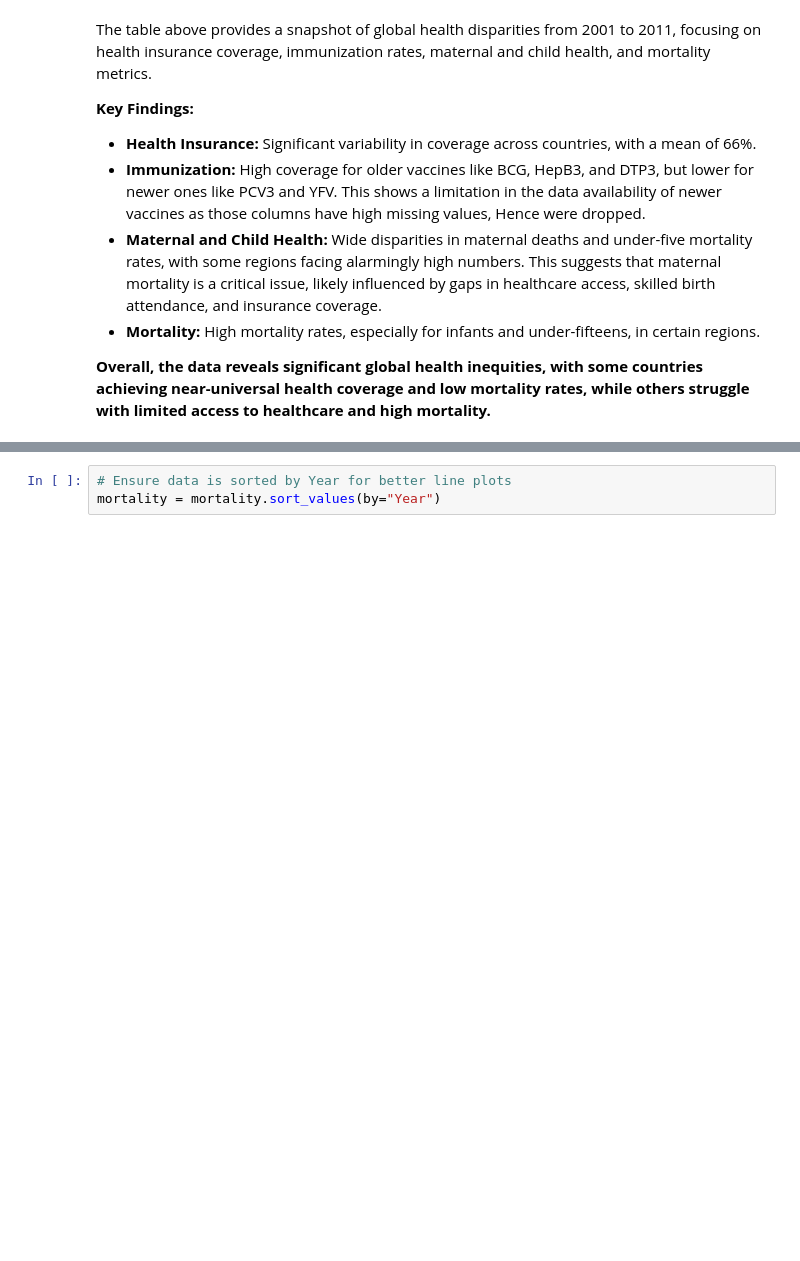
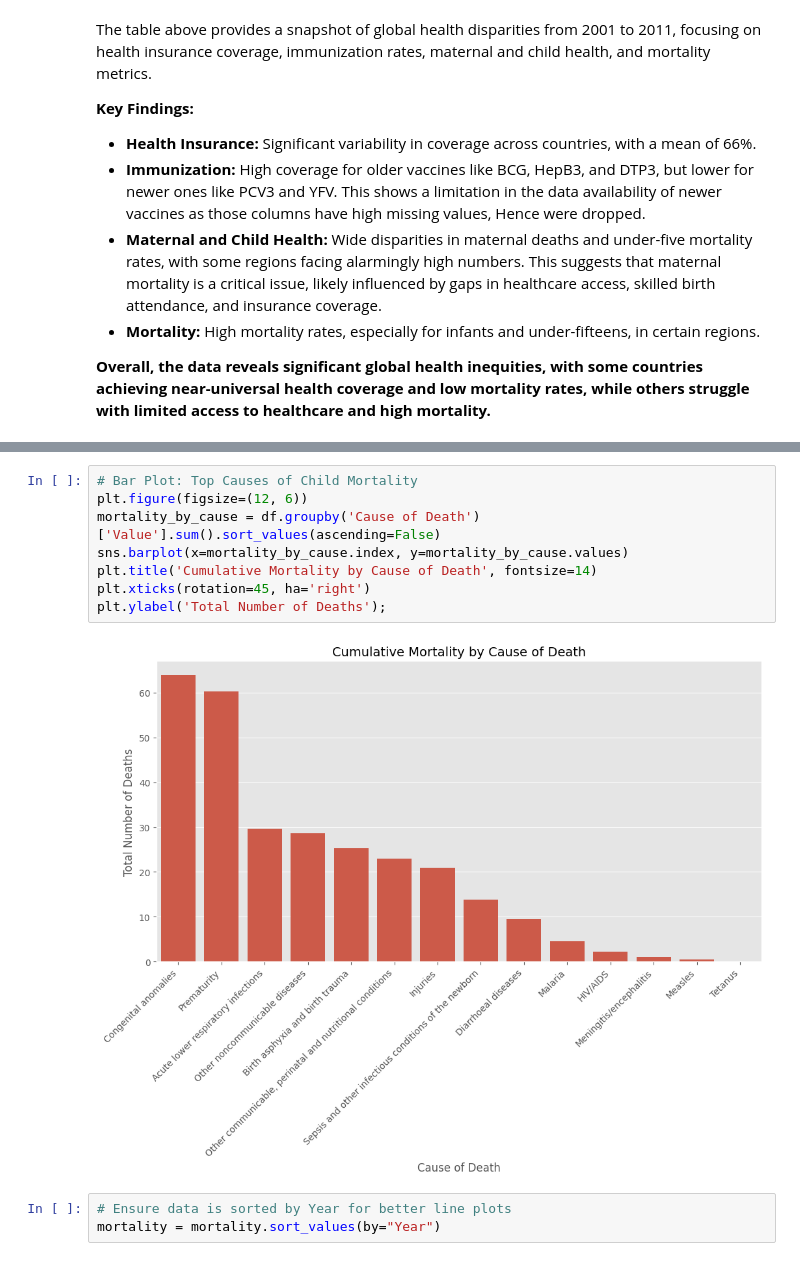
Before and after one commit to GeamXD/A-Case-Study-On-Child-And-Infant-Mortality, a Jupyter notebook: notebook.ipynb, the cells around one changed output, grey strips where cells are left out. Saved outputs shown, nothing was run; the diff lists cells and outputs as text; blank space fills up the shorter version.

```diff
--- a/notebook.ipynb
+++ b/notebook.ipynb
@@ -737,3 +761,13 @@ The table above provides a snapshot of global health disparities from 2001 to 20
+# %%
+# Bar Plot: Top Causes of Child Mortality
+plt.figure(figsize=(12, 6))
+mortality_by_cause = df.groupby('Cause of Death')['Value'].sum().sort_values(ascending=False)
+sns.barplot(x=mortality_by_cause.index, y=mortality_by_cause.values)
+plt.title('Cumulative Mortality by Cause of Death', fontsize=14)
+plt.xticks(rotation=45, ha='right')
+plt.ylabel('Total Number of Deaths');
+# %% [output]
+[figure, added]
 # %%
 # Ensure data is sorted by Year for better line plots
 mortality = mortality.sort_values(by="Year")
```
Also changed, not shown: parts of 31 cells of this notebook, 2 other files.
